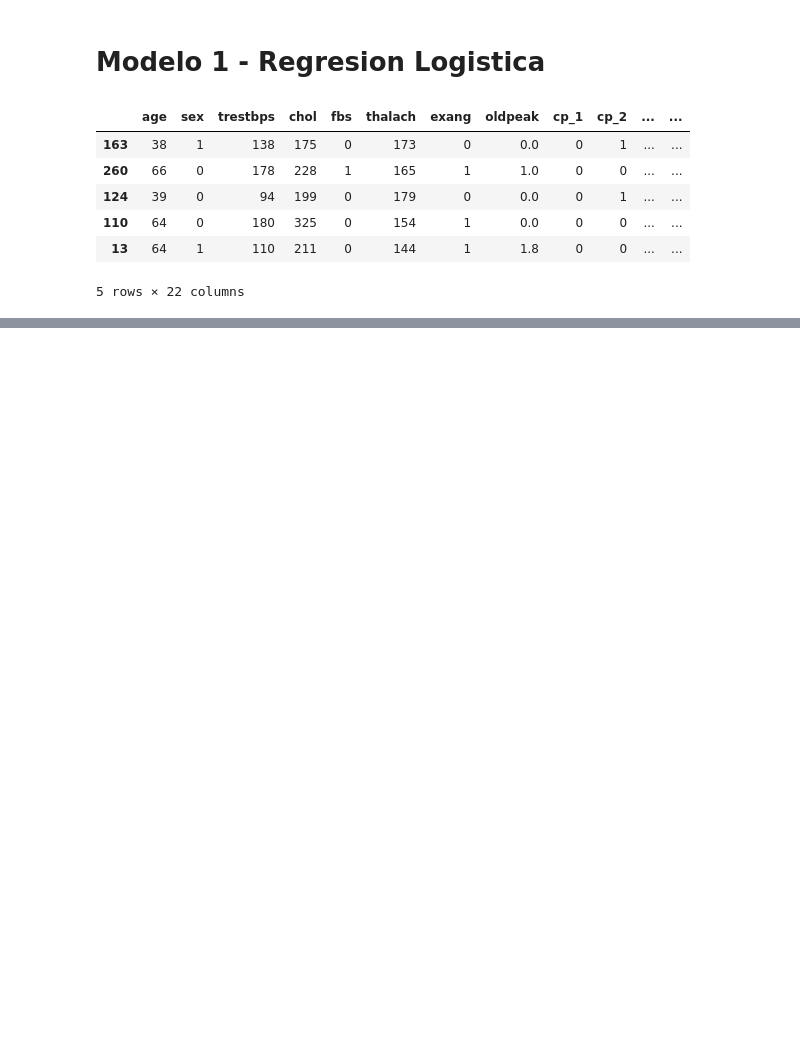
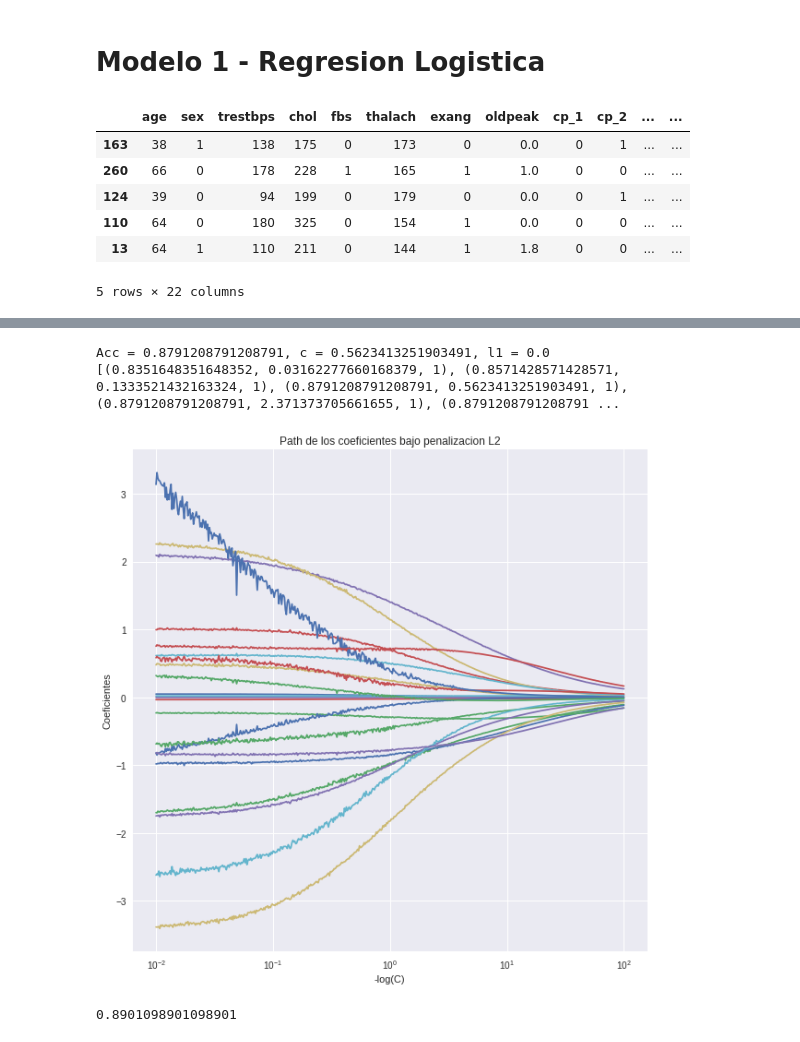
Before and after one commit to joaquinhojman/AprendizajeEstadistico-TPFinal, a Jupyter notebook: TP3_AE.ipynb, the cells around one changed output, grey strips where cells are left out. Saved outputs shown, nothing was run; the diff lists cells and outputs as text; code cells hidden in the pictures; blank space fills up the shorter version.

```diff
--- a/TP3_AE.ipynb
+++ b/TP3_AE.ipynb
@@ -188,0 +224,72 @@ Accuracy Regresion Logística (statsmodels): 0.8681318681318682.
+# %%
+# elastic net
+#C = k * 1/lambda
+#C es inversamente proporcional a lambda
+#recuerdo qeu si aumento lambda (disminuyo C) aumenta la regularizacion
+max_acc = -1
+best_c = -1
+best_l1 = -1
+lista_hp = []
+cs = np.logspace(-1.5, 1, 5)
+l1_ratios = np.linspace(0, 1, 100)
+for l1 in l1_ratios:
+    for c in cs:
+        modelo = LogisticRegression(random_state=23, penalty='elasticnet', max_iter = 10000, solver = 'saga', l1_ratio = l1, C=c)
+        modelo.fit(X_train, y_train)
+        preds = modelo.predict(X_test)
+        acc = np.mean(preds == y_test)
+        if acc > max_acc:
+            max_acc = acc
+            best_c = c
+            best_l1 = l1
+        lista_hp.append((acc, c, 1))
+        #print("Acc = {}, c = {}, l1 = {}".format(acc,c, l1))
+
+print("Acc = {}, c = {}, l1 = {}".format(max_acc,best_c, best_l1))
+
+# con este setup se consiguen los mejores resultados a partir de l1_ratio = 0 (solo penalizacion l2)
+# c = 0.10979899497487436, acc = 83.51648351648352 %
+# literal converge a esa accuracy
+# %% [output]
+Acc = 0.8791208791208791, c = 0.5623413251903491, l1 = 0.0
+[(0.8351648351648352, 0.03162277660168379, 1), (0.8571428571428571, 0.1333521432163324, 1), (0.8791208791208791, 0.5623413251903491, 1), (0.8791208791208791, 2.371373705661655, 1), (0.8791208791208791 ...
+# %%
+# regularizacion l2
+# por default tiene regularizacion l2
+cs = np.logspace(-2, 2, 500)
+model_coefs = []
+max_acc = -1
+best_c = -1
+best_model = None
+for c in cs:
+    modelo_l2 = LogisticRegression(random_state = 23, penalty='l2', max_iter = 5000, C=c)
+    modelo_l2.fit(X_train, y_train)
+    preds = modelo_l2.predict(X_test)
+    acc = np.mean(preds == y_test)
+    if max_acc < acc:
+        max_acc = acc
+        best_c = c
+        best_model = modelo_l2
+    model_coefs.append(modelo_l2.coef_.ravel().copy())
+
+cs = np.array(list(map(lambda x: 1/(x), cs)))
+model_coefs = np.array(model_coefs)
+
+
+plt.figure(figsize=(10,10))
+ax = plt.gca()
+
+ax.plot(cs, model_coefs)
+ax.set_xscale('log')
+
+plt.xlabel('-log(C)')
+plt.ylabel('Coeficientes')
+plt.title('Path de los coeficientes bajo penalizacion L2')
+plt.axis('tight')
+
+plt.show()
+
+print(max_acc)
+# %% [output]
+[figure, added]
+0.8901098901098901
```
Also changed, not shown: parts of 15 cells of this notebook, 1 other file.
